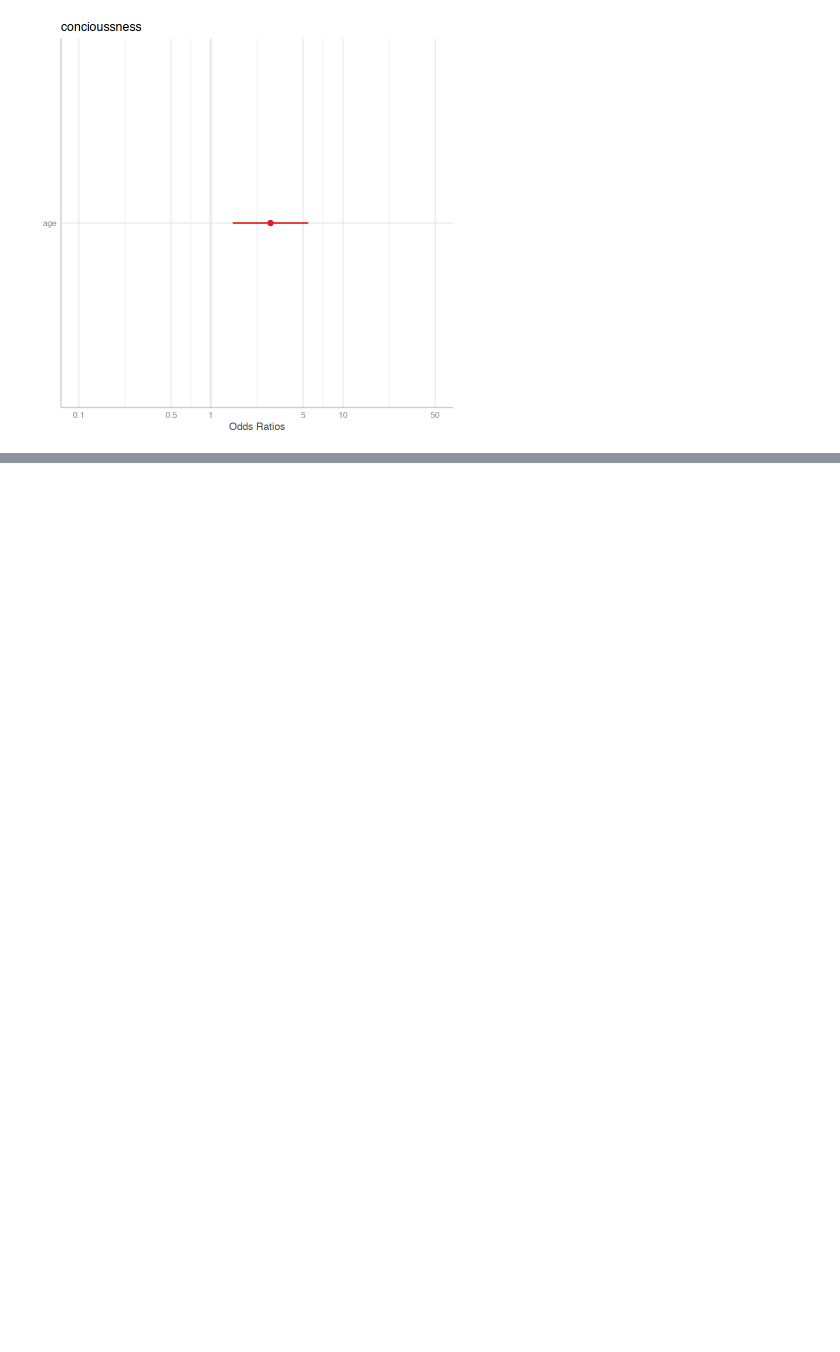
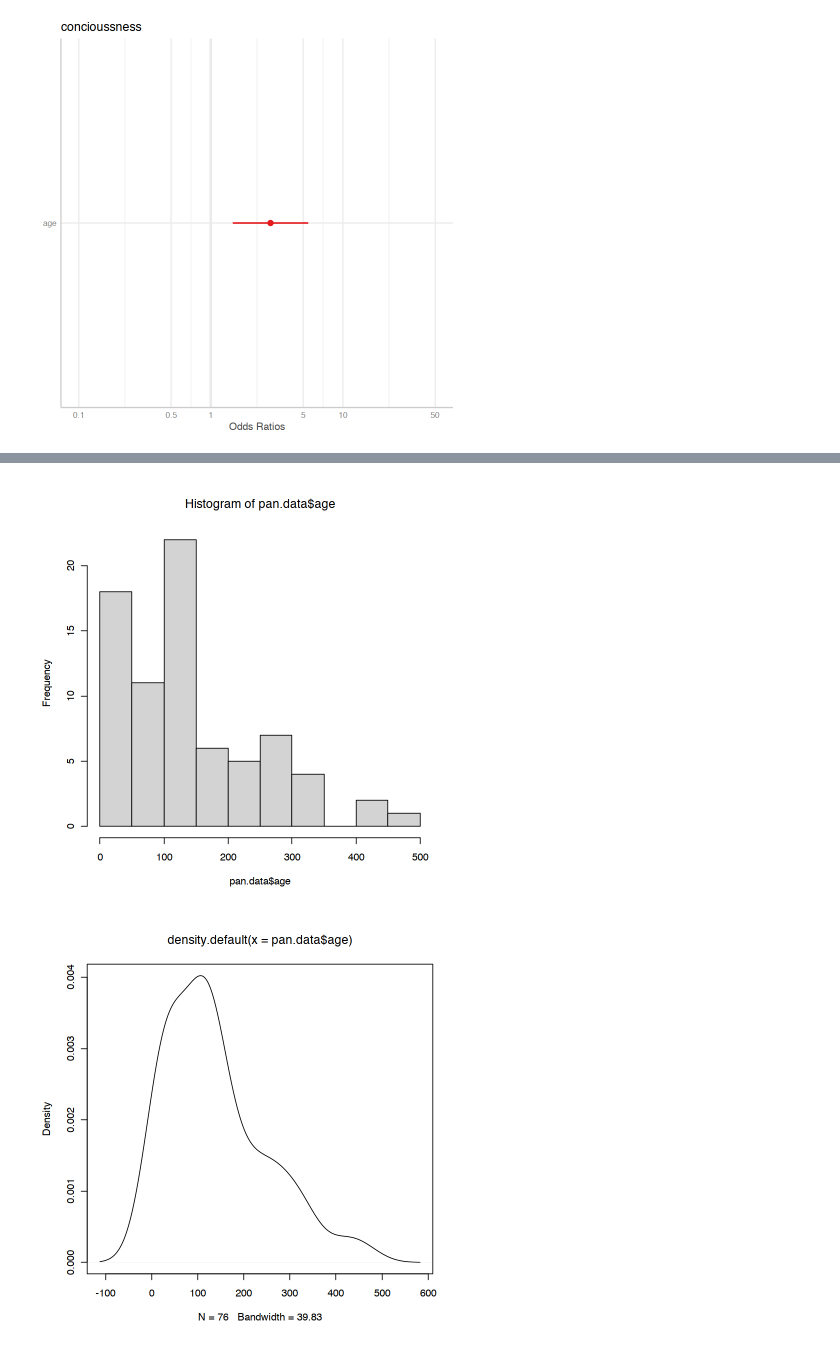
Before and after one commit to norberello/age-and-consciousness-in-chimps, a Jupyter notebook: Pan conciousness.ipynb, the cells around one changed output, grey strips where cells are left out. Drawn from its saved outputs; the diff is of its cells as text; code cells hidden in the pictures; blank space fills up the shorter version.

```diff
--- a/Pan conciousness.ipynb
+++ b/Pan conciousness.ipynb
@@ -320,0 +433,9 @@ plot_model(model.both, type = "std")
+# %%
+hist(pan.data$age)#hum
+plot(density(pan.data$age))
+plot(ecdf(pan.data$age))
+boxplot(pan.data$age)
+#still it is not about the predictor's normality, but about the residuals' normality.
+# %% [output]
+[figure, added]
+[figure, added]
```
Also changed, not shown: parts of 19 cells of this notebook.
